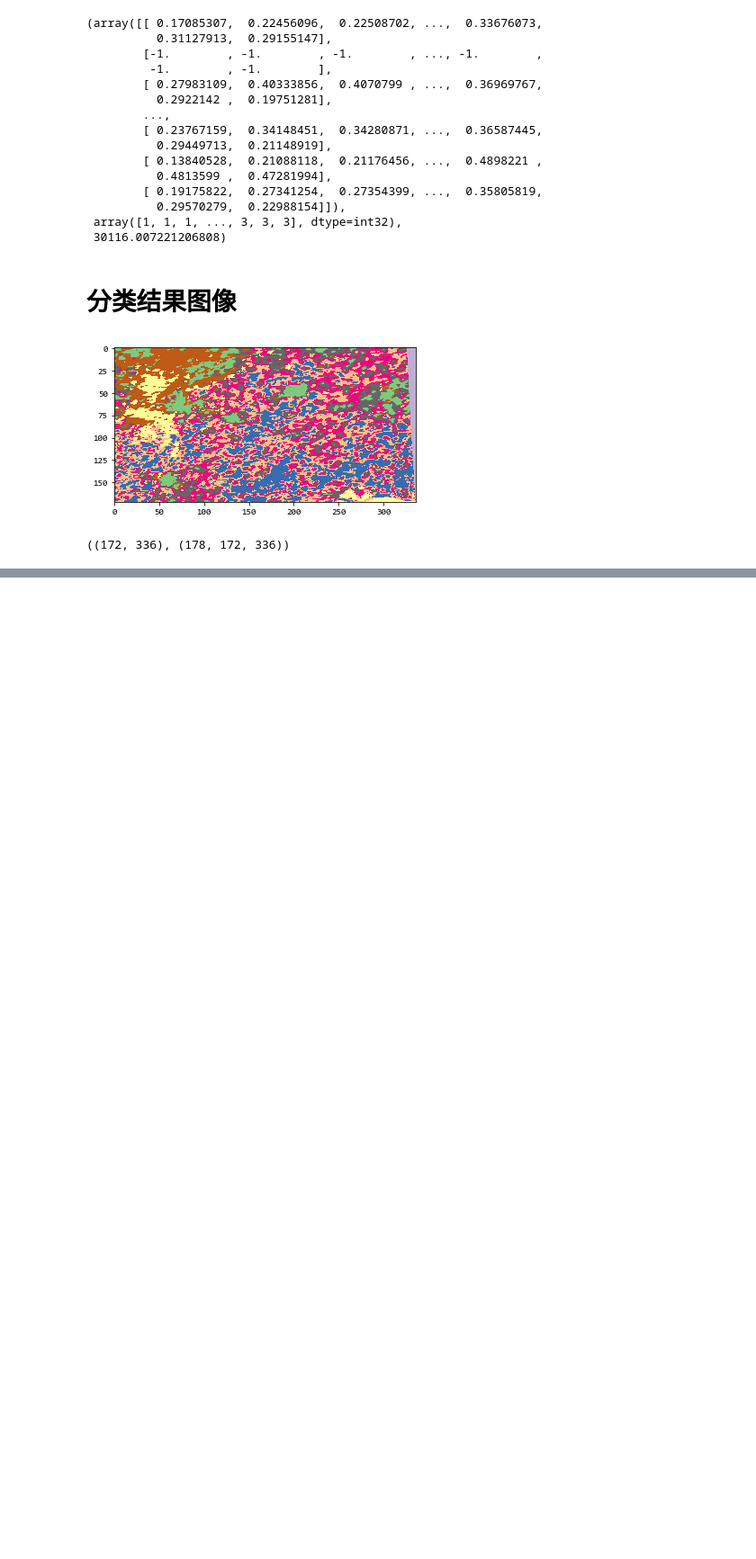
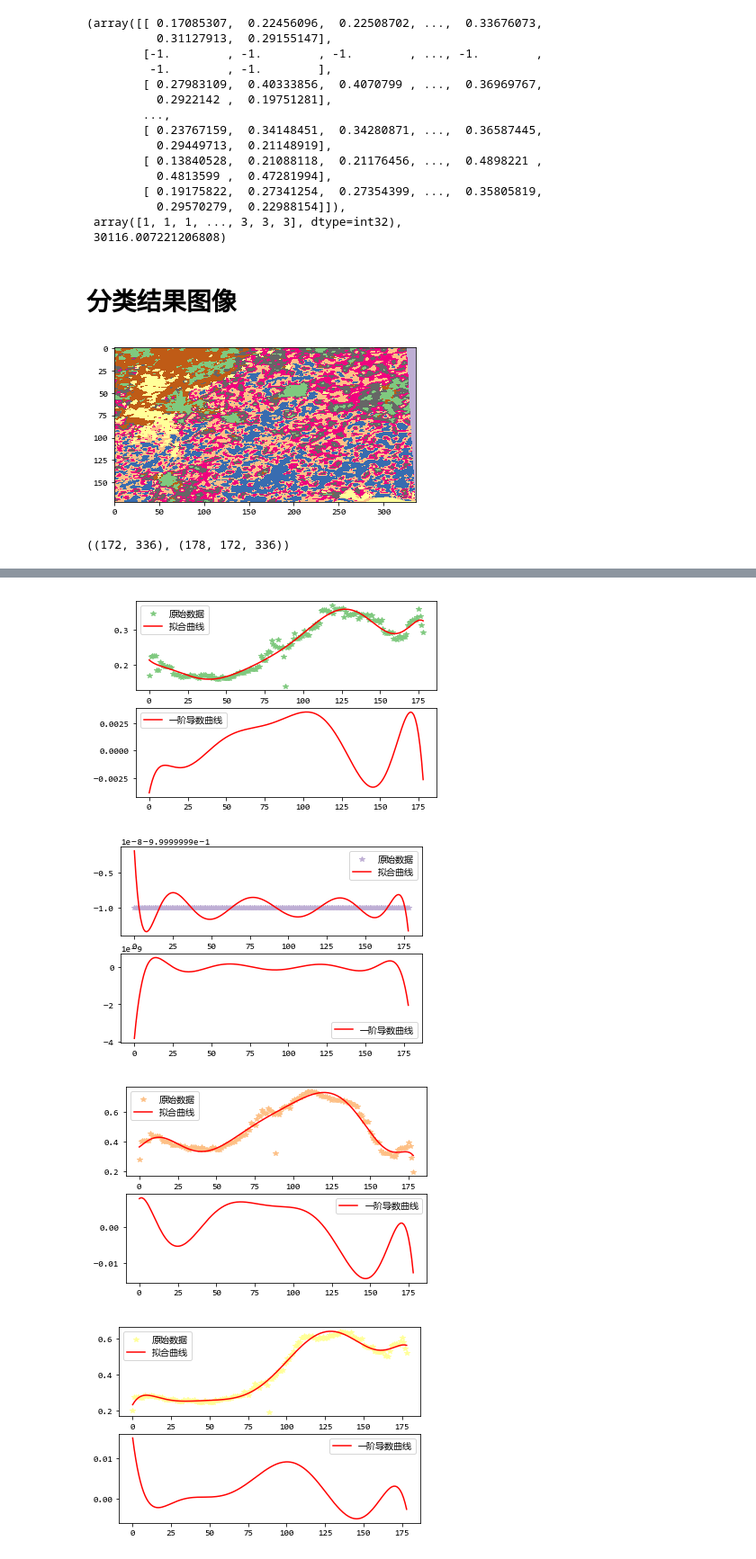
Before and after one commit to korewayume/MLCookbook, a Jupyter notebook: notebooks/ndvi-time-curve.ipynb, the cells around one changed output, grey strips where cells are left out. Shown at 90% size. Cells and saved outputs as stored; diff of their text form; code cells hidden in the pictures; blank space fills up the shorter version.

```diff
--- a/notebooks/ndvi-time-curve.ipynb
+++ b/notebooks/ndvi-time-curve.ipynb
@@ -122,0 +162,18 @@ plt.show()
+# %%
+for i in range(clst.cluster_centers_.shape[0]):
+    curve = clst.cluster_centers_[i]
+    x = np.linspace(0, curve.shape[0], curve.shape[0])
+    plsq = leastsq(residuals, p0, args=(curve, x, polynomial_degree))
+    plt.subplot(211)
+    plt.plot(x, curve, '*', color=colors[i], label=u'原始数据')
+    plt.plot(x, func(x, plsq[0]), "r", label=u"拟合曲线")
+    plt.legend()
+    plt.subplot(212)
+    plt.plot(x, func(x, np.polyder(plsq[0])), "r", label=u"一阶导数曲线")
+    plt.legend()
+    plt.show()
+# %% [output]
+[figure, added]
+[figure, added]
+[figure, added]
+[figure, added]
```
Also changed, not shown: parts of 4 cells of this notebook, 1 other file.
